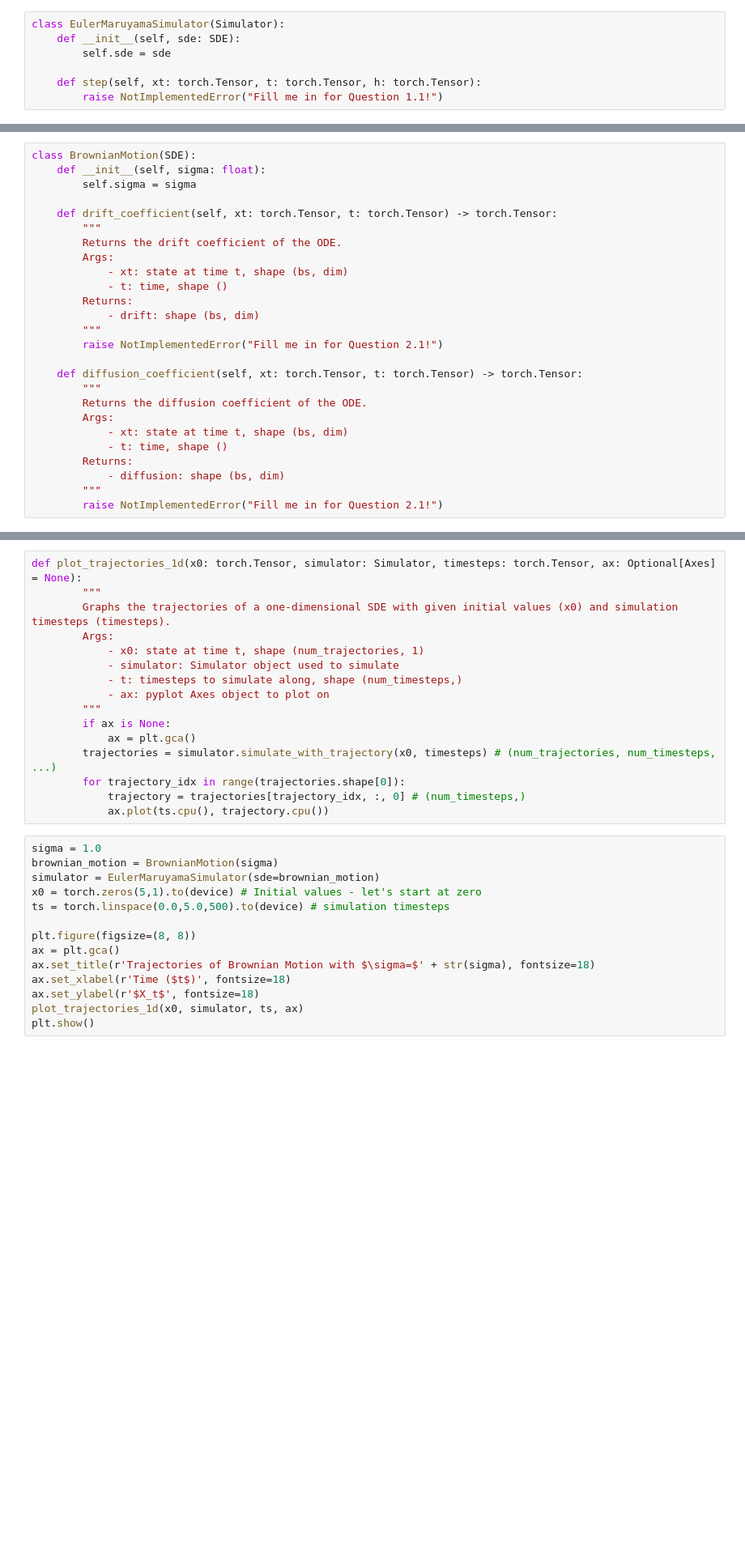
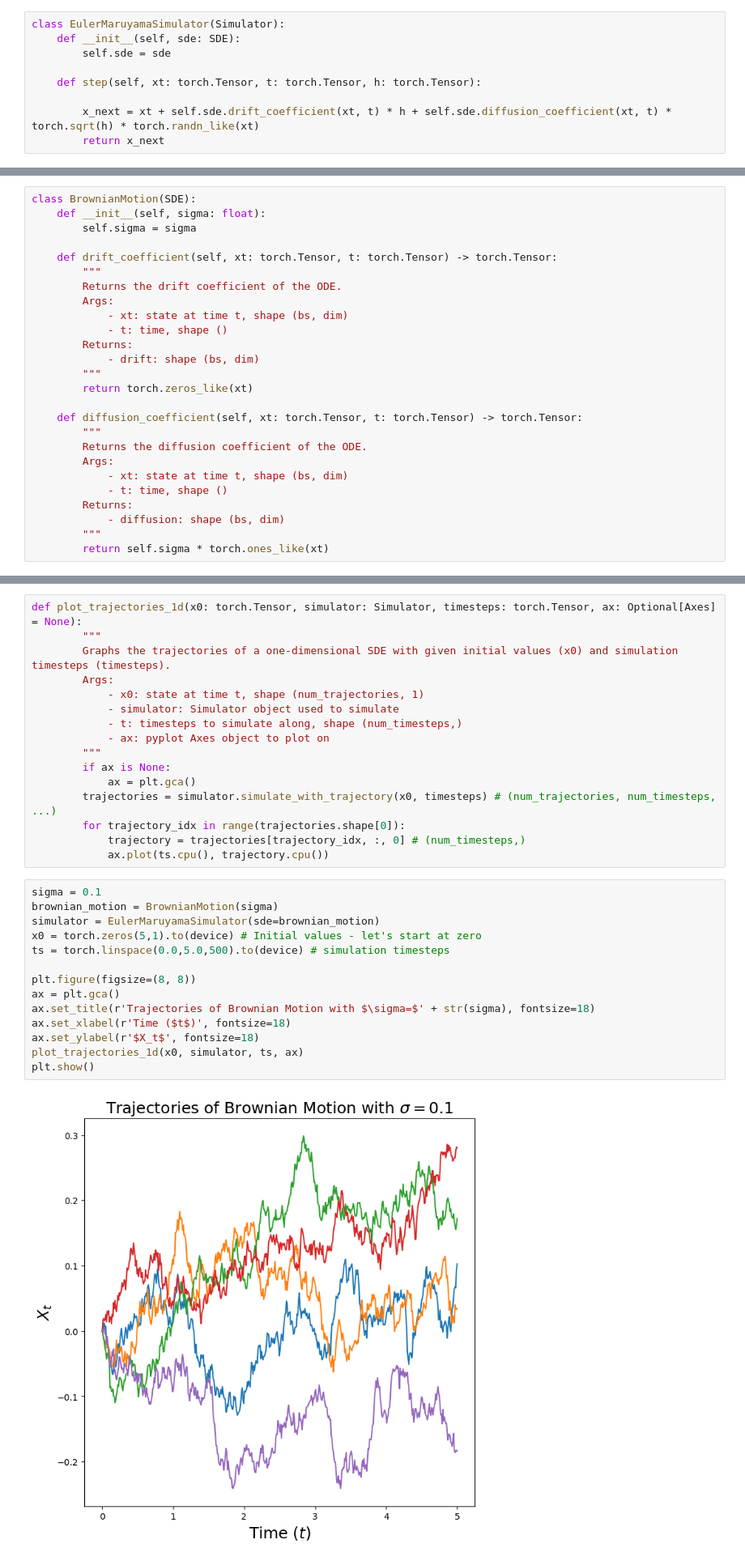
Before and after one commit to jaeohshin/MIT-6.S184, a Jupyter notebook: lab_one.ipynb, the cells around one changed output, grey strips where cells are left out. Shown at 81% size. Drawn from its saved outputs; the diff is of its cells as text; blank space fills up the shorter version.

```diff
--- a/lab_one.ipynb
+++ b/lab_one.ipynb
@@ -140,7 +156,9 @@ class EulerMaruyamaSimulator(Simulator):
         self.sde = sde
 
     def step(self, xt: torch.Tensor, t: torch.Tensor, h: torch.Tensor):
-        raise NotImplementedError("Fill me in for Question 1.1!")
+
+        x_next = xt + self.sde.drift_coefficient(xt, t) * h + self.sde.diffusion_coefficient(xt, t) * torch.sqrt(h) * torch.randn_like(xt)
+        return x_next
 # %% [markdown]
 **Note:** When the diffusion coefficient is zero, the Euler and Euler-Maruyama simulation are equivalent!
 # %% [markdown]
@@ -170,7 +188,7 @@ class BrownianMotion(SDE):
         Returns:
             - drift: shape (bs, dim)
         """
-        raise NotImplementedError("Fill me in for Question 2.1!")
+        return torch.zeros_like(xt)
 
     def diffusion_coefficient(self, xt: torch.Tensor, t: torch.Tensor) -> torch.Tensor:
         """
@@ -181,7 +199,7 @@ class BrownianMotion(SDE):
         Returns:
             - diffusion: shape (bs, dim)
         """
-        raise NotImplementedError("Fill me in for Question 2.1!")
+        return self.sigma * torch.ones_like(xt)
 # %% [markdown]
 Now let's plot! We'll make use of the following utility function.
 # %%
@@ -201,19 +219,21 @@ def plot_trajectories_1d(x0: torch.Tensor, simulator: Simulator, timesteps: torc
             trajectory = trajectories[trajectory_idx, :, 0] # (num_timesteps,)
             ax.plot(ts.cpu(), trajectory.cpu())
 # %%
-sigma = 1.0
+sigma = 0.1
 brownian_motion = BrownianMotion(sigma)
 simulator = EulerMaruyamaSimulator(sde=brownian_motion)
 x0 = torch.zeros(5,1).to(device) # Initial values - let's start at zero
 ts = torch.linspace(0.0,5.0,500).to(device) # simulation timesteps
 
 plt.figure(figsize=(8, 8))
 ax = plt.gca()
 ax.set_title(r'Trajectories of Brownian Motion with $\sigma=$' + str(sigma), fontsize=18)
 ax.set_xlabel(r'Time ($t$)', fontsize=18)
 ax.set_ylabel(r'$X_t$', fontsize=18)
 plot_trajectories_1d(x0, simulator, ts, ax)
 plt.show()
+# %% [output]
+[figure, added]
 # %% [markdown]
 **Your job**: What happens when you vary the value of `sigma`?
 
```
Also changed, not shown: parts of 5 cells of this notebook.
